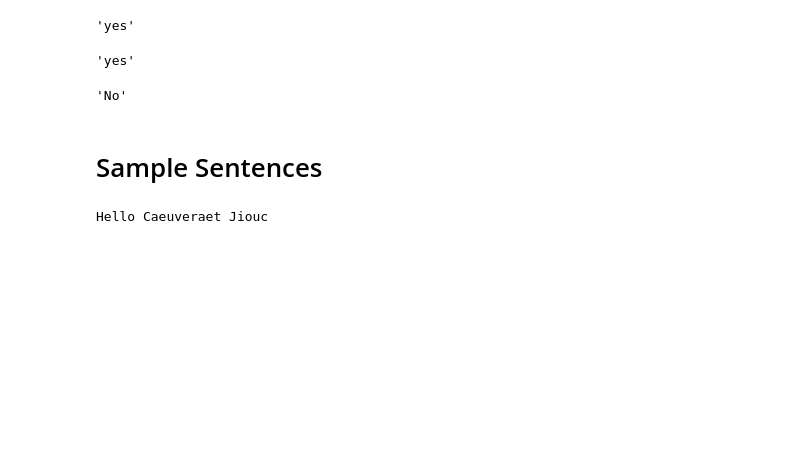
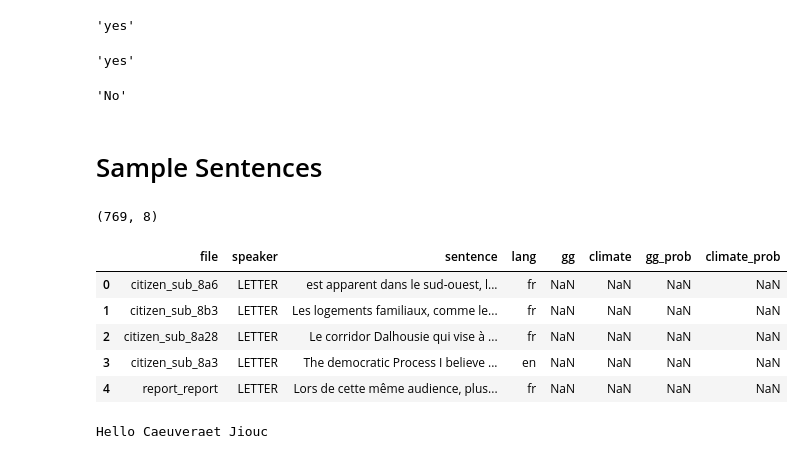
Before and after one commit to UPGo-McGill/ocpm-2022, a Jupyter notebook: notebooks/playground.ipynb, the cells around one changed output. Cells and saved outputs as stored; diff of their text form; code cells hidden in the pictures; blank space fills up the shorter version.

```diff
--- a/notebooks/playground.ipynb
+++ b/notebooks/playground.ipynb
@@ -312,3 +326,9 @@ long_sents_100 = long_sents[:100].copy().reset_index(drop=True)
 # %%
 long_sents["gg"] = np.nan
 long_sents["climate"] = np.nan
+long_sents["gg_prob"] = np.nan
+long_sents["climate_prob"] = np.nan
+# %%
+long_sents.shape
+# %% [output]
+(769, 8)
@@ -315,3 +337,12 @@ long_sents["climate"] = np.nan
+# %%
+long_sents_100.head(5)
+# %% [output]
+|  | file | speaker | sentence | lang | gg | climate | gg_prob | climate_prob |
+| 0 | citizen_sub_8a6 | LETTER | est apparent dans le sud-ouest, l... | fr | NaN | NaN | NaN | NaN |
+| 1 | citizen_sub_8b3 | LETTER | Les logements familiaux, comme le... | fr | NaN | NaN | NaN | NaN |
+| 2 | citizen_sub_8a28 | LETTER | Le corridor Dalhousie qui vise à ... | fr | NaN | NaN | NaN | NaN |
+| 3 | citizen_sub_8a3 | LETTER | The democratic Process I believe ... | en | NaN | NaN | NaN | NaN |
+| 4 | report_report | LETTER | Lors de cette même audience, plus... | fr | NaN | NaN | NaN | NaN |
 # %%
 llm_outputs = []
 
```
Also changed, not shown: parts of 22 cells of this notebook.
